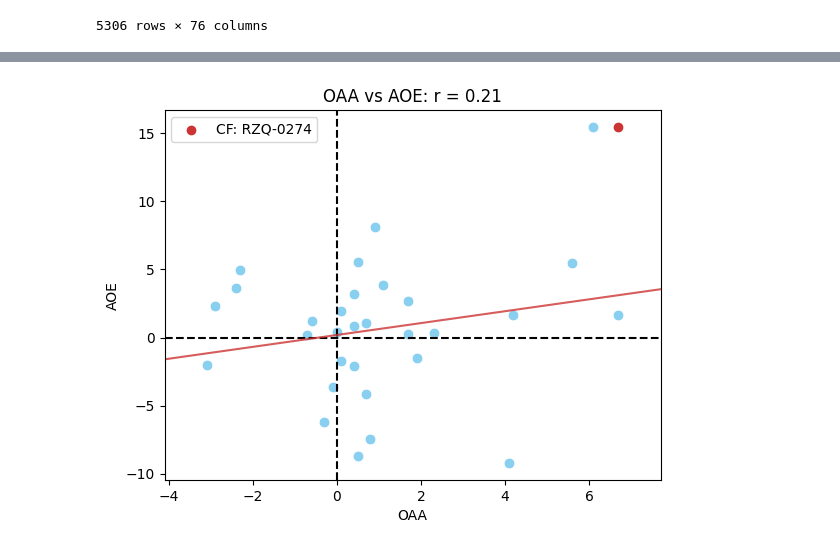
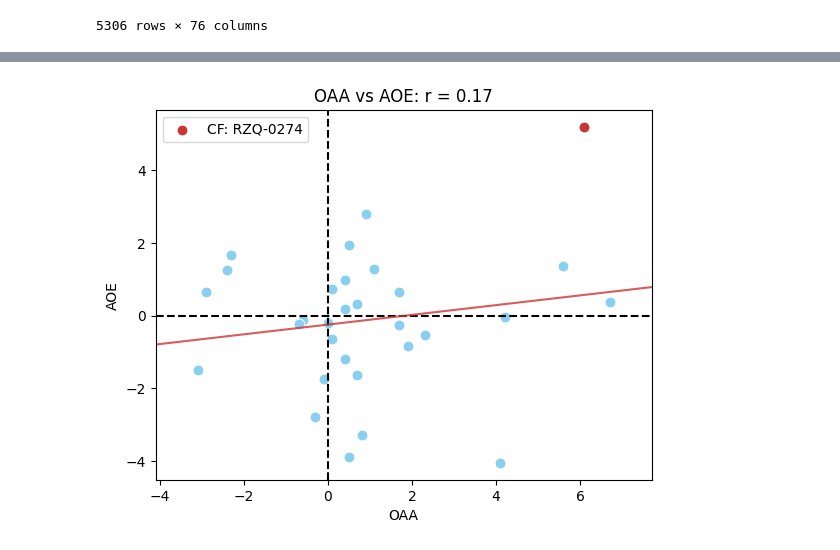
Before and after one commit to d2osborn/SMTChallenge2025, a Jupyter notebook: Team 15-analysis.ipynb, the cells around one changed output, grey strips where cells are left out. Drawn from its saved outputs; the diff is of its cells as text; code cells hidden in the pictures.

```diff
--- a/Team 15-analysis.ipynb
+++ b/Team 15-analysis.ipynb
@@ -1708,4 +1677,4 @@ individual_prob_metric_dict = metric_into_dict(filtered_bayesian_data, individua
 individual_prob_metric_df = pd.DataFrame.from_dict(individual_prob_metric_dict, orient='index', columns=['indiv_prob', 'prob_hdi_low', 'prob_hdi_high']).reset_index(names=['game_str_id']).copy()
 filtered_bayesian_data = filtered_bayesian_data.merge(individual_prob_metric_df, on='game_str_id', how='left').copy()
 filtered_bayesian_data.loc[:, 'hdi_range'] = filtered_bayesian_data['prob_hdi_high'] - filtered_bayesian_data['prob_hdi_low']
-filtered_bayesian_data[['indiv_prob', 'prob_hdi_low', 'prob_hdi_high', 'hdi_range']] = filtered_bayesian_data[['indiv_prob', 'prob_hdi_low', 'prob_hdi_high', 'hdi_range']] * 100
+# filtered_bayesian_data[['indiv_prob', 'prob_hdi_low', 'prob_hdi_high', 'hdi_range']] = filtered_bayesian_data[['indiv_prob', 'prob_hdi_low', 'prob_hdi_high', 'hdi_range']] * 100
@@ -1794,8 +1755,8 @@ def average_prob_prob_metric(df: pd.DataFrame, game_str_id: str):
     player_pos = df['pos'].iloc[0]
 
     ## gets the posterior samples for the player's pos, and the beta coefs
-    alpha_pos = non_centered_individual_player_betas_trace.posterior['alpha_pos'].sel(pos=player_pos).values.flatten()
-    betas_mcmc_samples = non_centered_individual_player_betas_trace.posterior['beta'].values
+    alpha_pos = non_centered_pos_avg_trace.posterior['alpha_pos'].sel(pos=player_pos).values.flatten()
+    betas_mcmc_samples = non_centered_pos_avg_trace.posterior['beta'].values
 
     ## reshapes the samples to be in the form: n x d (n obs and d features) instead of: chain num x n x d
     betas_mcmc_samples_flattened = betas_mcmc_samples.reshape(-1, betas_mcmc_samples.shape[-1])
@@ -1812,7 +1773,7 @@ average_prob_prob_dict = metric_into_dict(filtered_bayesian_data, average_prob_p
 average_prob_prob_df = pd.DataFrame.from_dict(average_prob_prob_dict, orient='index', columns=['avg_pos_prob', 'avg_prob_hdi_low', 'avg_prob_hdi_high']).reset_index(names=['game_str_id']).copy()
 filtered_bayesian_data = filtered_bayesian_data.merge(average_prob_prob_df, on='game_str_id', how='left').copy()
 filtered_bayesian_data.loc[:, 'avg_hdi_range'] = filtered_bayesian_data['avg_prob_hdi_high'] - filtered_bayesian_data['avg_prob_hdi_low']
-filtered_bayesian_data[['avg_pos_prob', 'avg_prob_hdi_low', 'avg_prob_hdi_high', 'avg_hdi_range']] = filtered_bayesian_data[['avg_pos_prob', 'avg_prob_hdi_low', 'avg_prob_hdi_high', 'avg_hdi_range']] * 100
+# filtered_bayesian_data[['avg_pos_prob', 'avg_prob_hdi_low', 'avg_prob_hdi_high', 'avg_hdi_range']] = filtered_bayesian_data[['avg_pos_prob', 'avg_prob_hdi_low', 'avg_prob_hdi_high', 'avg_hdi_range']] * 100
 # %%
 filtered_bayesian_data['avg_hdi_range'].describe()
 # %% [output]
@@ -1878,7 +1829,7 @@ bayesian_data
 | 5305 | y2_d098_YJD_RZQ_125 | 16.996712 | 22.146472 | 23.560360 | 2.55 | ... |
 5306 rows × 75 columns
 # %%
-bayesian_data.loc[:, 'AOE'] = bayesian_data['indiv_prob'] - bayesian_data['avg_pos_prob']
+bayesian_data.loc[:, 'AOE'] = (bayesian_data['indiv_prob'] - bayesian_data['avg_pos_prob'])
 # %%
 bayesian_data
 # %% [output]
@@ -2062,25 +1999,26 @@ primary_pos_aoe_players
 # %%
 temp = primary_pos_aoe_players[primary_pos_aoe_players['appearances'] >= 100].reset_index(drop=True).copy()
 
 plt.figure()
 sns.scatterplot(data=temp, x='oaa', y='AOE', color=baby_blue_color, s=60)
 
 plt.axvline(x=0, linestyle='--', color='black')
 plt.axhline(y=0, linestyle='--', color='black')
 plt.xlabel('OAA')
+plt.ylabel('AOE')
 r = pearsonr(temp['oaa'], temp['AOE'])[0]
 plt.title(f'OAA vs AOE: r = {round(r, 2)}')
 
 m, b = np.polyfit(temp['oaa'], temp['AOE'], 1)
 x_values = np.linspace(temp['oaa'].min() - 1, temp['oaa'].max() + 1)
 y = m*x_values + b
 plt.plot(x_values, y, color=red_color, alpha=0.8)
 plt.xlim(temp['oaa'].min() - 1, temp['oaa'].max() + 1)
-plt.scatter(x = temp.sort_values(by='oaa', ascending=False).iloc[0]['oaa'].max(), y=temp['AOE'].max(), label='CF: RZQ-0274', color=red_color)
+plt.scatter(x = temp.sort_values(by='oaa', ascending=False).iloc[1:]['oaa'].max(), y=temp['AOE'].max(), label='CF: RZQ-0274', color=red_color)
 plt.legend()
 plt.show()
 # %% [output]
-[figure, old version]
+[figure, new version]
 # %%
 primary_pos_aoe_players['pos'] = primary_pos_aoe_players['pos'].map(lambda x: 'LF' if x==7 else 'CF' if x==8 else 'RF')
 primary_pos_aoe_players
```
Also changed, not shown: parts of 29 cells of this notebook, 1 other file.
